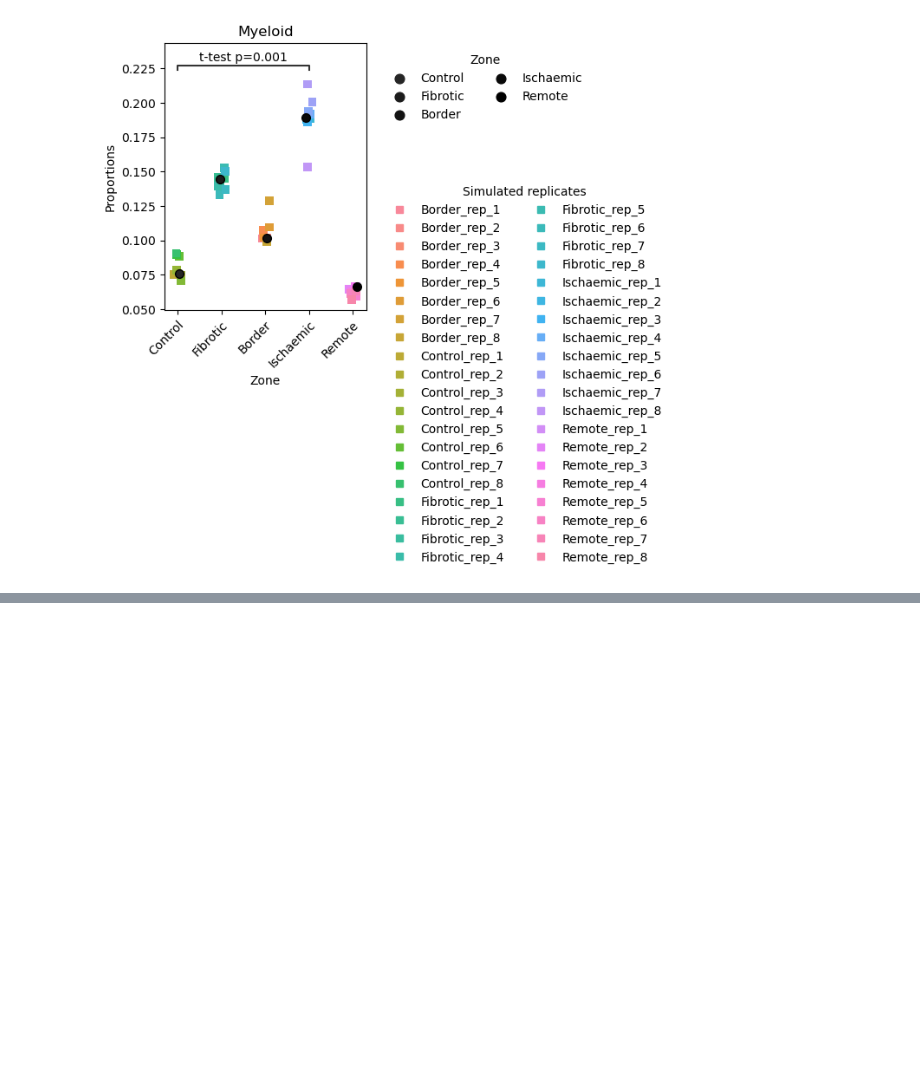
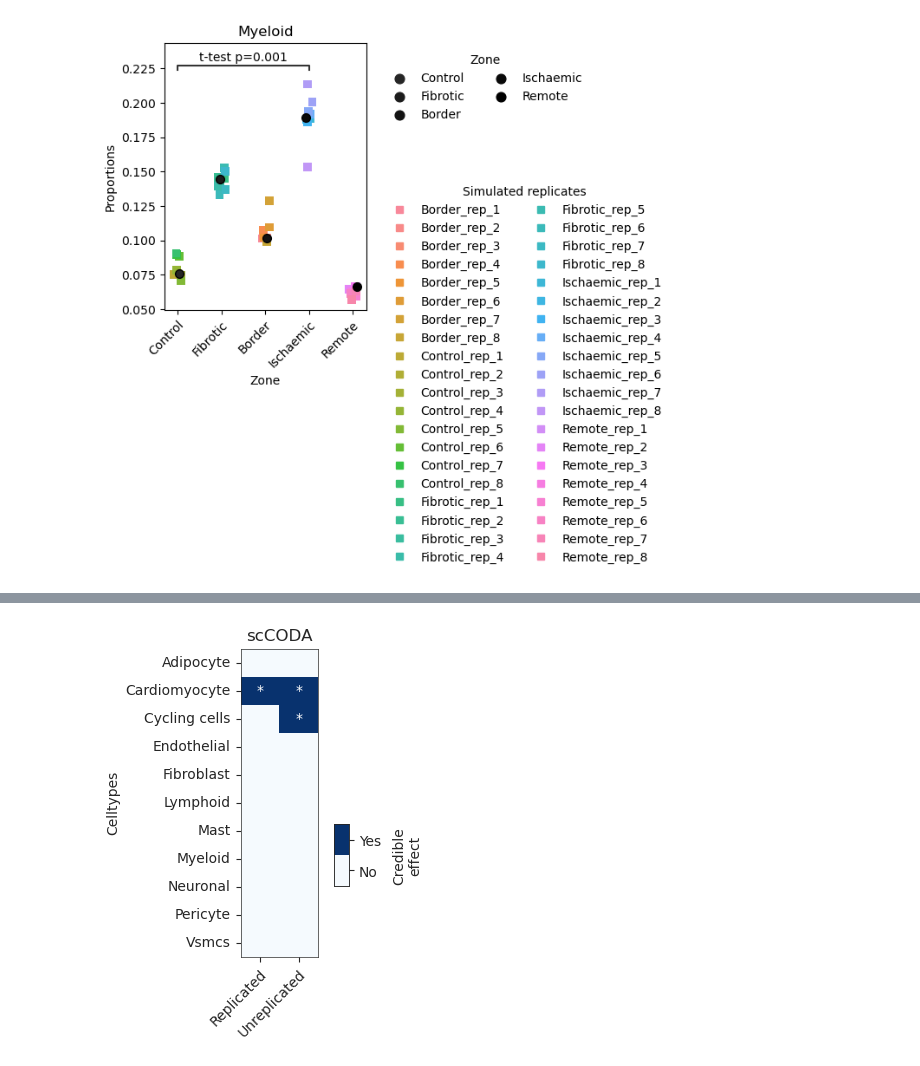
Before and after one commit to loosolab/scanpro, a Jupyter notebook: Alayoubi_et_al_2023/4_Human_MI_dataset.ipynb, the cells around one changed output, grey strips where cells are left out. Drawn from its saved outputs; the diff is of its cells as text; code cells hidden in the pictures; blank space fills up the shorter version.

```diff
--- a/Alayoubi_et_al_2023/4_Human_MI_dataset.ipynb
+++ b/Alayoubi_et_al_2023/4_Human_MI_dataset.ipynb
@@ -211,0 +425,12 @@ res_snrna_boot.plot(clusters=["Myeloid"], save=f"{FIG_PATH}/humanMI_norep_myeloi
+# %%
+sccoda_rep = pd.read_csv("results/humanMI_sccoda_rep.tsv", sep="\t", index_col="Cell Type").drop(["Covariate", "fdr"], axis=1)
+sccoda_rep["sccoda_rep"] = [1 if res else 0 for res in sccoda_rep["credible_effect"]]
+sccoda_rep.drop("credible_effect", axis=1, inplace=True)
+
+sccoda_norep = pd.read_csv("results/humanMI_sccoda_norep.tsv", sep="\t", index_col="Cell Type").drop(["Covariate", "fdr"], axis=1)
+sccoda_norep["sccoda_norep"] = [1 if res else 0 for res in sccoda_norep["credible_effect"]]
+sccoda_norep.drop("credible_effect", axis=1, inplace=True)
+# %%
+compare.columns = ["scanpro_rep", "scanpro_norep"]
+results_compare = pd.concat([compare, sccoda_rep, sccoda_norep], join='outer', axis=1)
+results_compare
@@ -211,0 +450,82 @@ res_snrna_boot.plot(clusters=["Myeloid"], save=f"{FIG_PATH}/humanMI_norep_myeloi
+# %%
+annot_sccoda_rep = sccoda_rep.replace({1: "*", 0: ""})
+annot_sccoda_norep = sccoda_norep.replace({1: "*", 0: ""})
+
+annot_scanpro = pd.DataFrame(annot, index=annot_sccoda_rep.index)
+annot_scanpro.columns = ["scanpro_rep", "scanpro_norep"]
+results_annot = pd.concat([annot_scanpro, annot_sccoda_rep, annot_sccoda_norep], join='outer', axis=1)
+# %%
+# Get data
+values = results_compare
+n_rows = len(values)
+
+fig, ax = plt.subplots(figsize=(1., 4.))
+plt.subplots_adjust(wspace=0.15, hspace=0.03)
+
+percent_cax = inset_axes(ax,
+                         width="20%", height="20%",
+                         loc='lower left',
+                         bbox_to_anchor=(1.2, 0.23, 1, 1),
+                         bbox_transform=ax.transAxes, borderpad=0)
+percent_cax.set_frame_on(True)
+
+########## Sccoda ##########
+columns = ["sccoda_rep", "sccoda_norep"]
+
+# First row
+colors = sns.color_palette("Blues", n_colors=100).as_hex()
+colors = [colors[0], colors[-1]]
+
+sns.heatmap(values[columns],
+            annot=results_annot[columns], fmt='',
+            cmap=colors,
+            ax=ax, yticklabels=True, xticklabels=True,
+            cbar_ax=percent_cax,
+            cbar_kws={"label": "Credible effect"})
+
+
+#Ticks
+ax.set_xticks(ax.get_xticks(), ["Replicated",  "Unreplicated"], rotation=45, ha='right', rotation_mode='anchor')
+
+#scCoda cmap to categorical
+colorbar = ax.collections[0].colorbar
+colorbar.set_label("Credible\neffect", labelpad=8)
+colorbar.set_ticks([0.25,0.75])
+colorbar.set_ticklabels(["No", "Yes"])
+
+#Titl
+ax.set_title("scCODA")
+
+### Set format of labels
+
+ax.set_yticks(ax.get_yticks(), ax.get_yticklabels(), rotation=0, ha='right', rotation_mode='anchor')
+ax.set_ylabel("")
+ax.set_xlabel("")
+
+# Drawing the frame
+for _, spine in ax.spines.items():
+    spine.set_visible(True)
+    spine.set_linewidth(0.5)
+
+_ = ax.set_ylabel("Celltypes")
+
+#Border around cbars
+for cax in [percent_cax]:
+    for _, spine in cax.spines.items():
+        spine.set_visible(True)
+        spine.set_linewidth(0.5)
+
+# Background for NAs
+
+ax.patch.set_facecolor('lightgrey')
+ax.patch.set_edgecolor('grey')
+ax.patch.set_hatch('//')
+
+# Set title of plot
+title = f"Human myocardial infarction atlas (HCA)\nIschaemic vs control ({n_cells} cells)"
+#ax.text(1.2, 1.15, title, transform=axarr[1].transAxes, fontsize=13, ha="center")
+
+# Save final figure
+plt.savefig(f"{FIG_PATH}/humanMI_sccoda.pdf", bbox_inches="tight")
+# %% [output]
+[figure, added]
```
Also changed, not shown: parts of 60 cells of this notebook, 27 other files.
